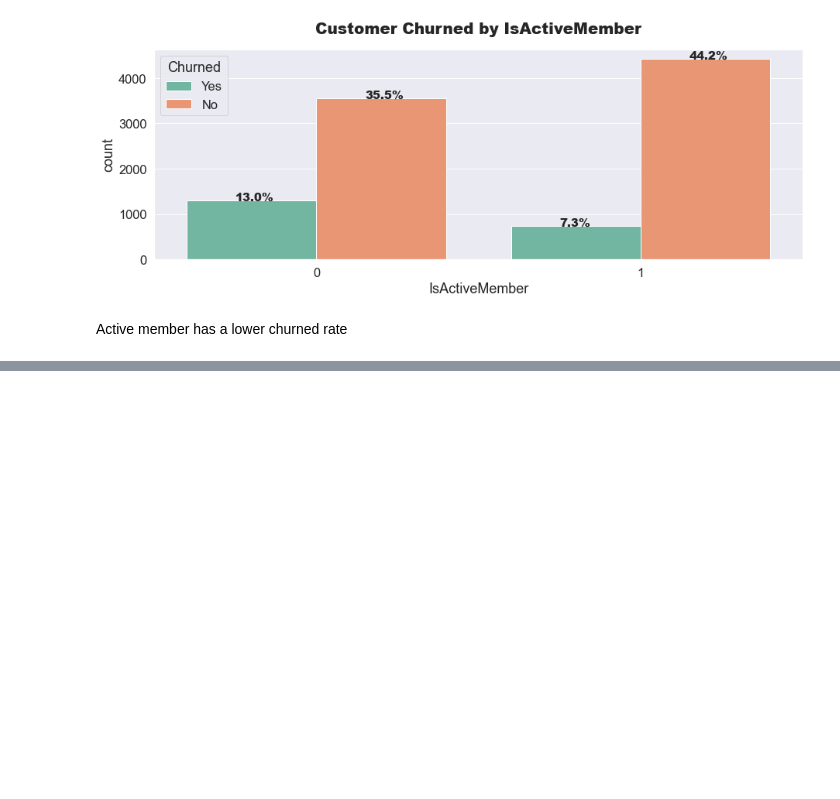
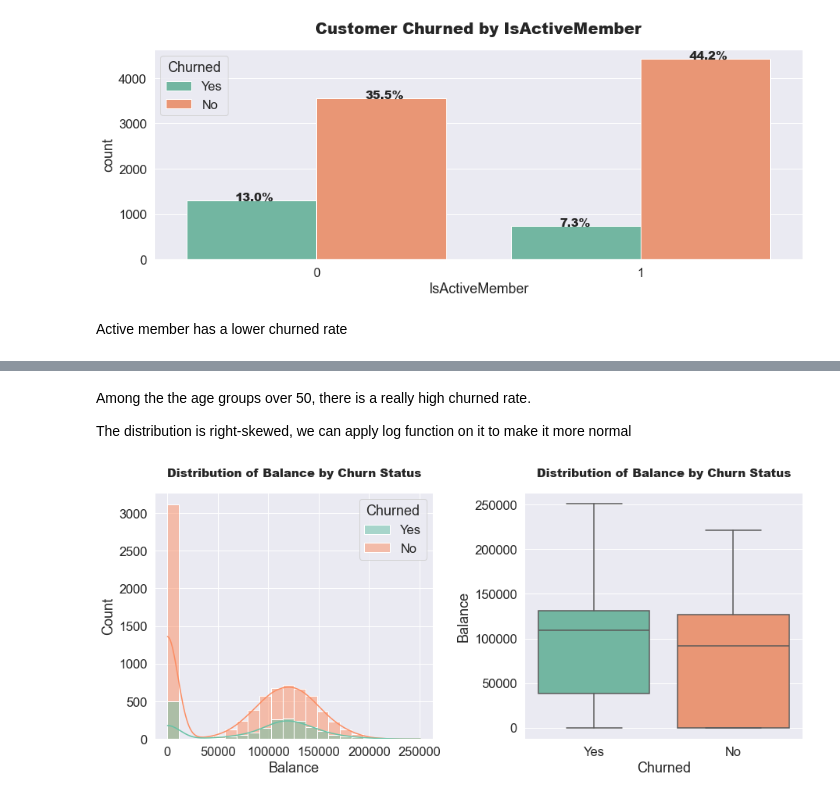
Before and after one commit to JasonXie23/Bank-Client-churned-Predictive-analysis, a Jupyter notebook: Bank_churn_notebook.ipynb, the cells around one changed output, grey strips where cells are left out. Cells and saved outputs as stored; diff of their text form; code cells hidden in the pictures; blank space fills up the shorter version.

```diff
--- a/Bank_churn_notebook.ipynb
+++ b/Bank_churn_notebook.ipynb
@@ -250,0 +267,8 @@ Active member has a lower churned rate
+# %% [markdown]
+Among the the age groups over 50, there is a really high churned rate.
+
+The distribution is right-skewed, we can apply log function on it to make it more normal
+# %%
+continous_plot("Balance")
+# %% [output]
+[figure, added]
```
Also changed, not shown: parts of 2 cells of this notebook.
